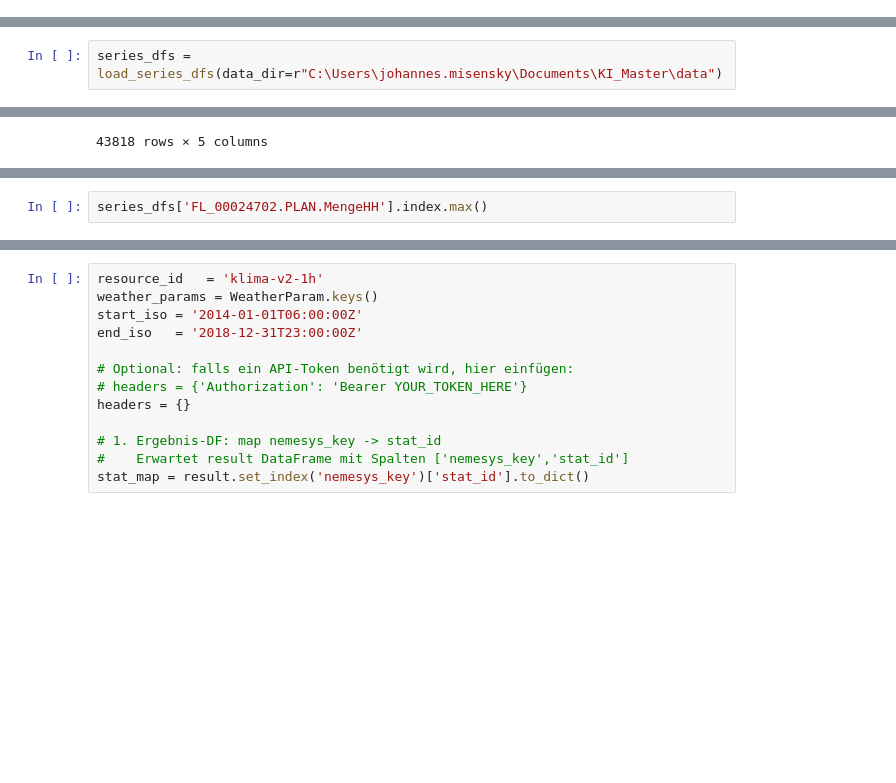
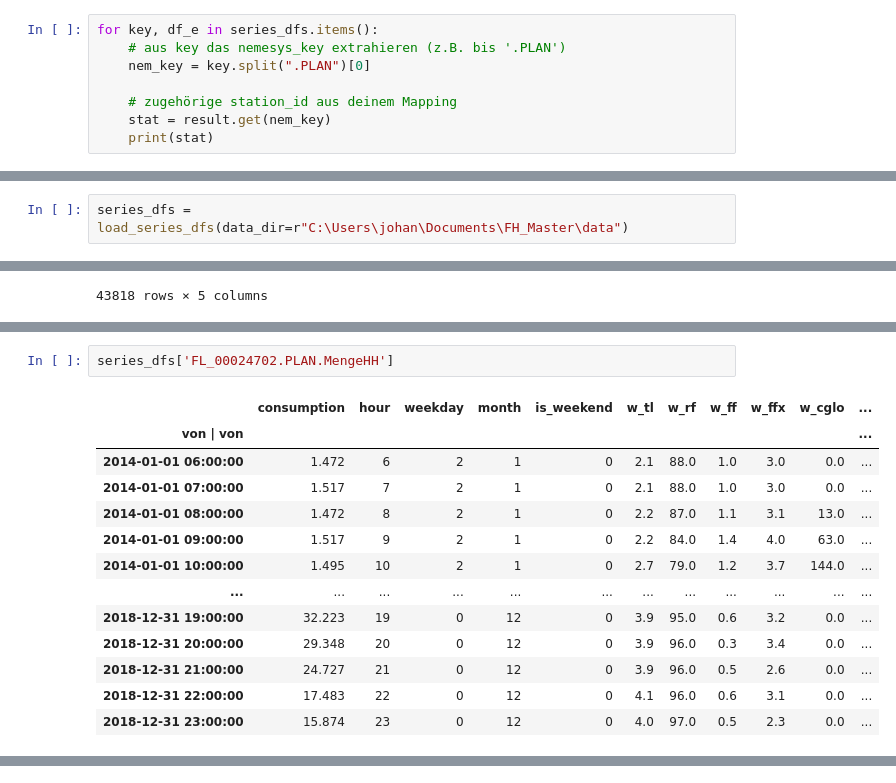
Before and after one commit to johannesgl4d0s/ersatzwerte_project, a Jupyter notebook: notebooks/03_get_nearest_station.ipynb, the cells around one changed output, grey strips where cells are left out. Cells and saved outputs as stored; diff of their text form; blank space fills up the shorter version.

Commit message:
joined energy and weather data

```diff
--- a/notebooks/03_get_nearest_station.ipynb
+++ b/notebooks/03_get_nearest_station.ipynb
@@ -213,6 +209,14 @@ min       0.845504
 75%      21.317700
 max      37.324077
 Name: dist_km, dtype: float64
+# %%
+for key, df_e in series_dfs.items():
+    # aus key das nemesys_key extrahieren (z.B. bis '.PLAN')
+    nem_key = key.split(".PLAN")[0]
+
+    # zugehörige station_id aus deinem Mapping
+    stat = result.get(nem_key)
+    print(stat)
 # %%
 import geopandas as gpd
 import matplotlib.pyplot as plt
@@ -349,5 +314,5 @@ result
 # %%
-series_dfs = load_series_dfs(data_dir=r"C:\Users\johannes.misensky\Documents\KI_Master\data")
+series_dfs = load_series_dfs(data_dir=r"C:\Users\johan\Documents\FH_Master\data")
 # %%
 series_dfs.keys()
 # %% [output]
@@ -372,3 +443,16 @@ series_dfs['FL_00024702.PLAN.MengeHH']
 # %%
-series_dfs['FL_00024702.PLAN.MengeHH'].index.max()
+series_dfs['FL_00024702.PLAN.MengeHH']
 # %% [output]
+|  | consumption | hour | weekday | month | is_weekend | w_tl | w_rf | w_ff | w_ffx | w_cglo | ... |
+| von | von |  |  |  |  |  |  |  |  |  |  | ... |
+| 2014-01-01 06:00:00 | 1.472 | 6 | 2 | 1 | 0 | 2.1 | 88.0 | 1.0 | 3.0 | 0.0 | ... |
+| 2014-01-01 07:00:00 | 1.517 | 7 | 2 | 1 | 0 | 2.1 | 88.0 | 1.0 | 3.0 | 0.0 | ... |
+| 2014-01-01 08:00:00 | 1.472 | 8 | 2 | 1 | 0 | 2.2 | 87.0 | 1.1 | 3.1 | 13.0 | ... |
+| 2014-01-01 09:00:00 | 1.517 | 9 | 2 | 1 | 0 | 2.2 | 84.0 | 1.4 | 4.0 | 63.0 | ... |
+| 2014-01-01 10:00:00 | 1.495 | 10 | 2 | 1 | 0 | 2.7 | 79.0 | 1.2 | 3.7 | 144.0 | ... |
+| ... | ... | ... | ... | ... | ... | ... | ... | ... | ... | ... | ... |
+| 2018-12-31 19:00:00 | 32.223 | 19 | 0 | 12 | 0 | 3.9 | 95.0 | 0.6 | 3.2 | 0.0 | ... |
+| 2018-12-31 20:00:00 | 29.348 | 20 | 0 | 12 | 0 | 3.9 | 96.0 | 0.3 | 3.4 | 0.0 | ... |
+| 2018-12-31 21:00:00 | 24.727 | 21 | 0 | 12 | 0 | 3.9 | 96.0 | 0.5 | 2.6 | 0.0 | ... |
+| 2018-12-31 22:00:00 | 17.483 | 22 | 0 | 12 | 0 | 4.1 | 96.0 | 0.6 | 3.1 | 0.0 | ... |
+| 2018-12-31 23:00:00 | 15.874 | 23 | 0 | 12 | 0 | 4.0 | 97.0 | 0.5 | 2.3 | 0.0 | ... |
@@ -376,13 +459,0 @@ Timestamp('2018-12-31 23:00:00')
-# %%
-resource_id   = 'klima-v2-1h'
-weather_params = WeatherParam.keys()
-start_iso = '2014-01-01T06:00:00Z'
-end_iso   = '2018-12-31T23:00:00Z'
-
-# Optional: falls ein API-Token benötigt wird, hier einfügen:
-# headers = {'Authorization': 'Bearer YOUR_TOKEN_HERE'}
-headers = {}
-
-# 1. Ergebnis-DF: map nemesys_key -> stat_id
-#    Erwartet result DataFrame mit Spalten ['nemesys_key','stat_id']
-stat_map = result.set_index('nemesys_key')['stat_id'].to_dict()
```
Also changed, not shown: parts of 29 cells of this notebook, 1 other file.
